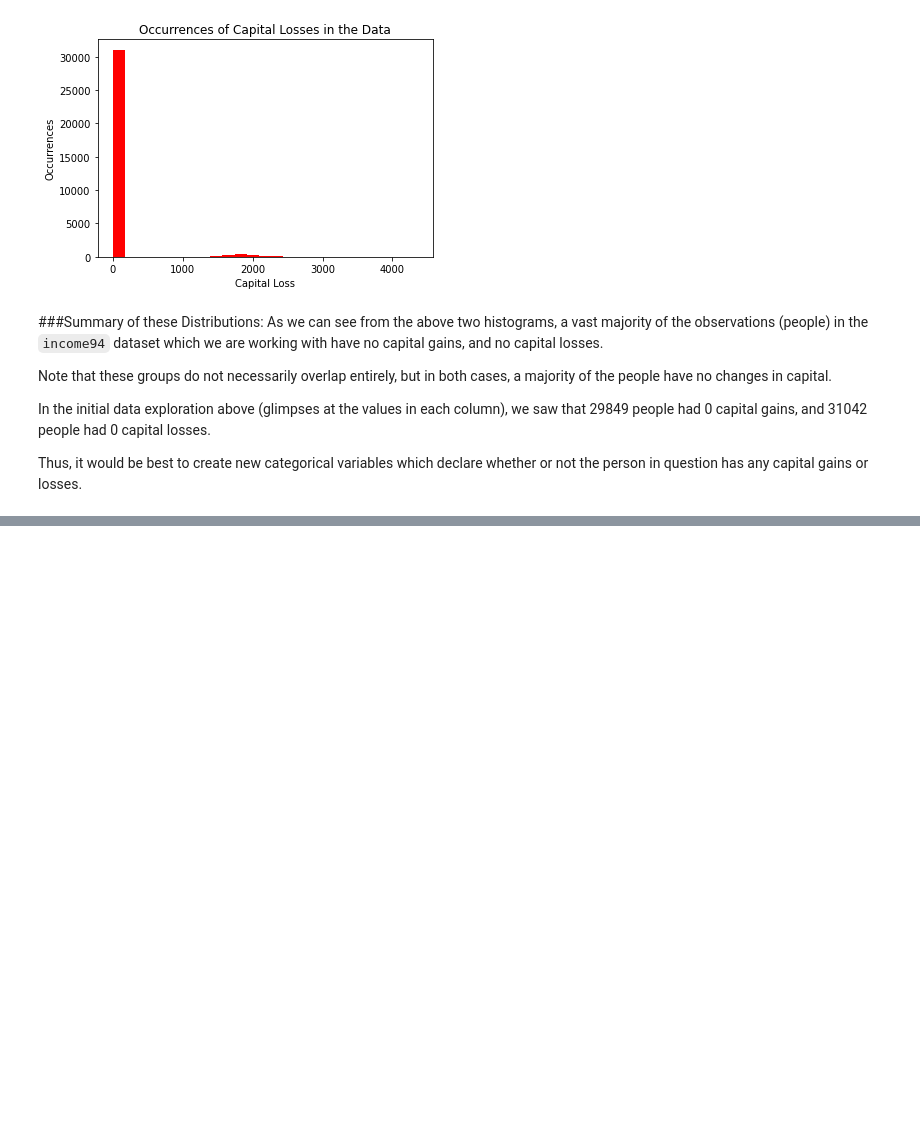
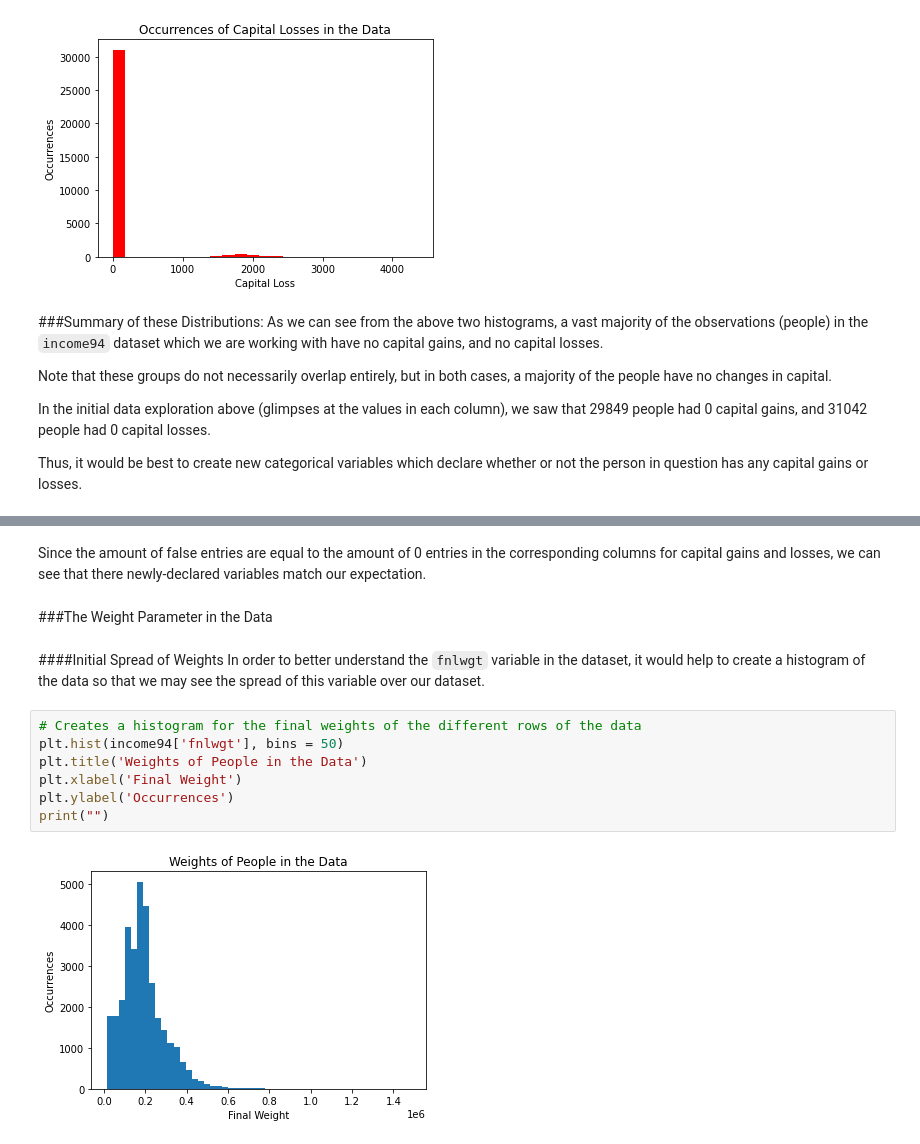
Before and after one commit to hotz1/JSC270_Assg2, a Jupyter notebook: JSC270_Assignment2.ipynb, the cells around one changed output, grey strips where cells are left out. Drawn from its saved outputs; the diff is of its cells as text; blank space fills up the shorter version.

Commit message:
Multiple updates: Nearing completion of the initial data exploration!

```diff
--- a/JSC270_Assignment2.ipynb
+++ b/JSC270_Assignment2.ipynb
@@ -152,3 +196,20 @@ Name: capital_loss, Length: 92, dtype: int64
 False    31042
 True      1519
 Name: has_capital_losses, dtype: int64
+# %% [markdown]
+Since the amount of false entries are equal to the amount of 0 entries in the corresponding columns for capital gains and losses, we can see that there newly-declared variables match our expectation.
+# %% [markdown]
+###The Weight Parameter in the Data
+# %% [markdown]
+
+####Initial Spread of Weights
+In order to better understand the `fnlwgt` variable in the dataset, it would help to create a histogram of the data so that we may see the spread of this variable over our dataset.
+# %%
+# Creates a histogram for the final weights of the different rows of the data
+plt.hist(income94['fnlwgt'], bins = 50)
+plt.title('Weights of People in the Data')
+plt.xlabel('Final Weight')
+plt.ylabel('Occurrences')
+print("")
+# %% [output]
+[figure, added]
```
Also changed, not shown: parts of 16 cells of this notebook.
